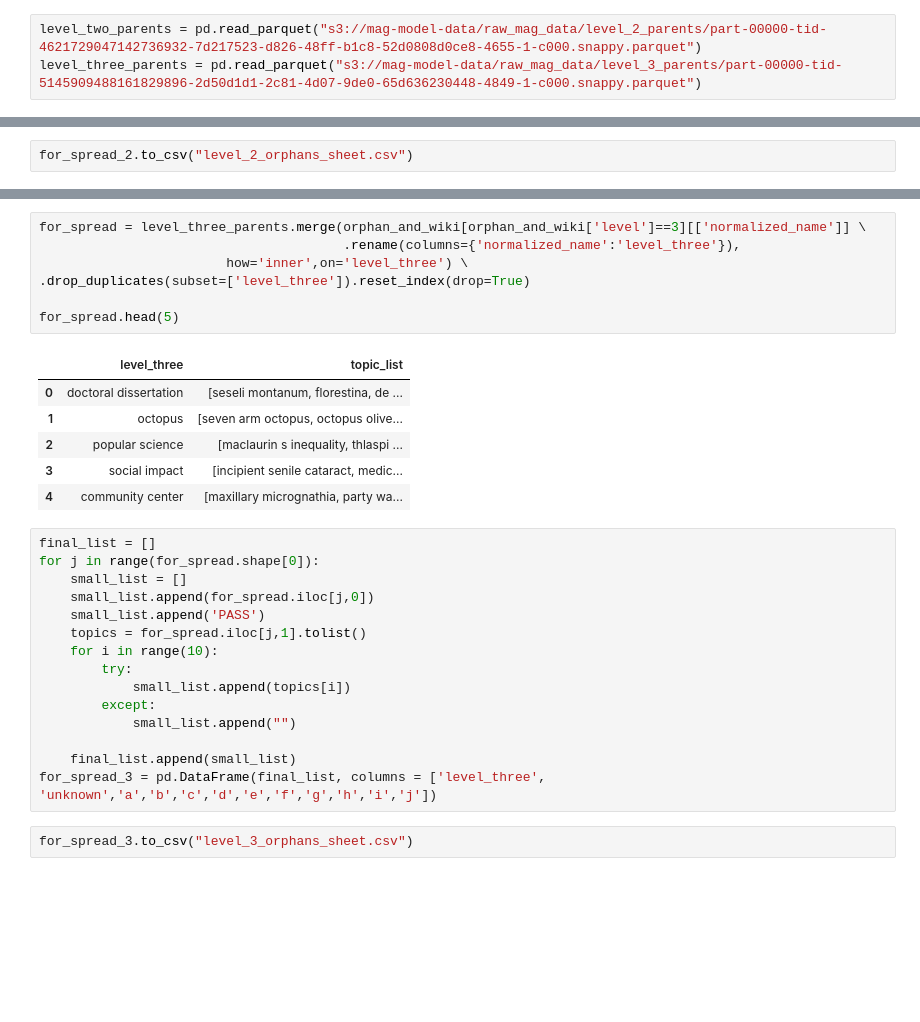
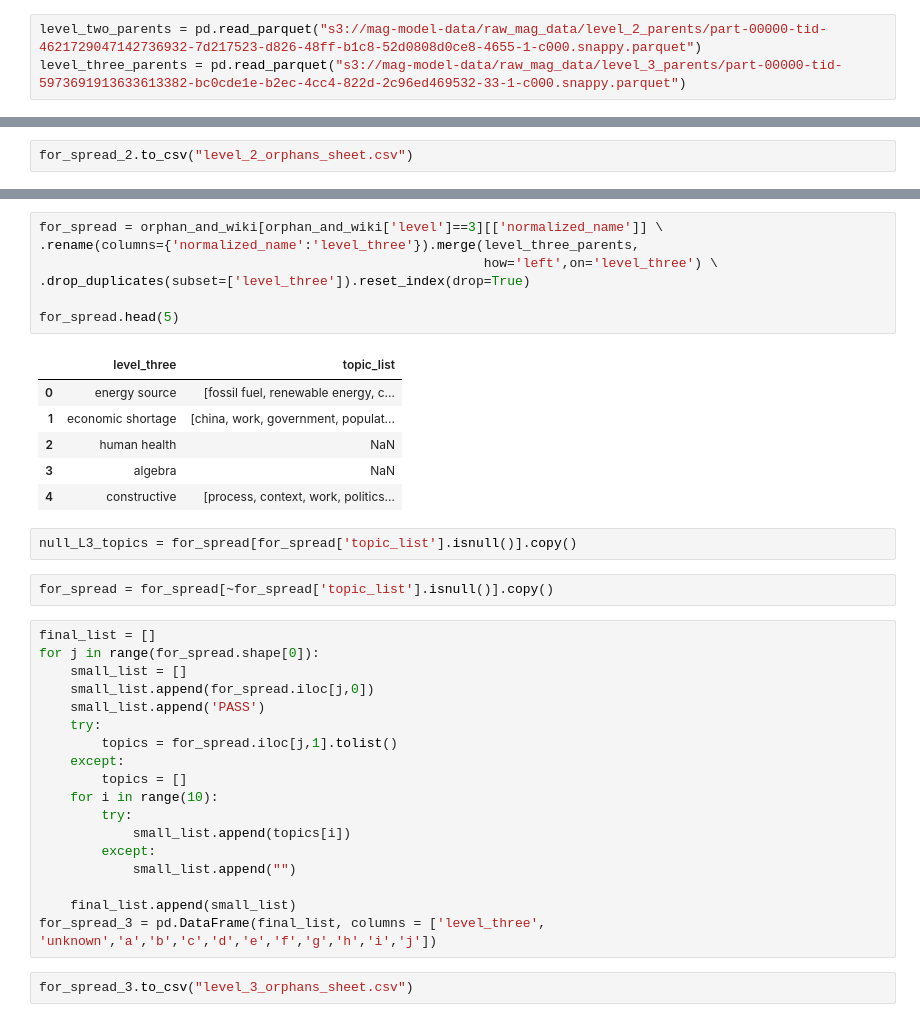
Before and after one commit to jpbarret13/MAG-model-code, a Jupyter notebook: ORPHANS/looking_into_orphans.ipynb, the cells around one changed output, grey strips where cells are left out. Saved outputs shown, nothing was run; the diff lists cells and outputs as text; blank space fills up the shorter version.

```diff
--- a/ORPHANS/looking_into_orphans.ipynb
+++ b/ORPHANS/looking_into_orphans.ipynb
@@ -245,4 +245,4 @@ orphan_and_wiki.groupby('normalized_name').count().sort_values('level', ascendin
 | physical activity | 1 | 1 |
 # %%
 level_two_parents = pd.read_parquet("s3://mag-model-data/raw_mag_data/level_2_parents/part-00000-tid-4621729047142736932-7d217523-d826-48ff-b1c8-52d0808d0ce8-4655-1-c000.snappy.parquet")
-level_three_parents = pd.read_parquet("s3://mag-model-data/raw_mag_data/level_3_parents/part-00000-tid-5145909488161829896-2d50d1d1-2c81-4d07-9de0-65d636230448-4849-1-c000.snappy.parquet")
+level_three_parents = pd.read_parquet("s3://mag-model-data/raw_mag_data/level_3_parents/part-00000-tid-5973691913633613382-bc0cde1e-b2ec-4cc4-822d-2c96ed469532-33-1-c000.snappy.parquet")
@@ -303,24 +337,31 @@ for_spread_2.shape
 # %%
-for_spread = level_three_parents.merge(orphan_and_wiki[orphan_and_wiki['level']==3][['normalized_name']] \
-                                       .rename(columns={'normalized_name':'level_three'}),
-                        how='inner',on='level_three') \
+for_spread = orphan_and_wiki[orphan_and_wiki['level']==3][['normalized_name']] \
+.rename(columns={'normalized_name':'level_three'}).merge(level_three_parents,
+                                                         how='left',on='level_three') \
 .drop_duplicates(subset=['level_three']).reset_index(drop=True)
 
 for_spread.head(5)
 # %% [output]
 |  | level_three | topic_list |
-| 0 | doctoral dissertation | [seseli montanum, florestina, de ... |
-| 1 | octopus | [seven arm octopus, octopus olive... |
-| 2 | popular science | [maclaurin s inequality, thlaspi ... |
-| 3 | social impact | [incipient senile cataract, medic... |
-| 4 | community center | [maxillary micrognathia, party wa... |
+| 0 | energy source | [fossil fuel, renewable energy, c... |
+| 1 | economic shortage | [china, work, government, populat... |
+| 2 | human health | NaN |
+| 3 | algebra | NaN |
+| 4 | constructive | [process, context, work, politics... |
+# %%
+null_L3_topics = for_spread[for_spread['topic_list'].isnull()].copy()
+# %%
+for_spread = for_spread[~for_spread['topic_list'].isnull()].copy()
 # %%
 final_list = []
 for j in range(for_spread.shape[0]):
     small_list = []
     small_list.append(for_spread.iloc[j,0])
     small_list.append('PASS')
-    topics = for_spread.iloc[j,1].tolist()
+    try:
+        topics = for_spread.iloc[j,1].tolist()
+    except:
+        topics = []
     for i in range(10):
         try:
             small_list.append(topics[i])
```
Also changed, not shown: parts of 45 cells of this notebook, 8 other files.
